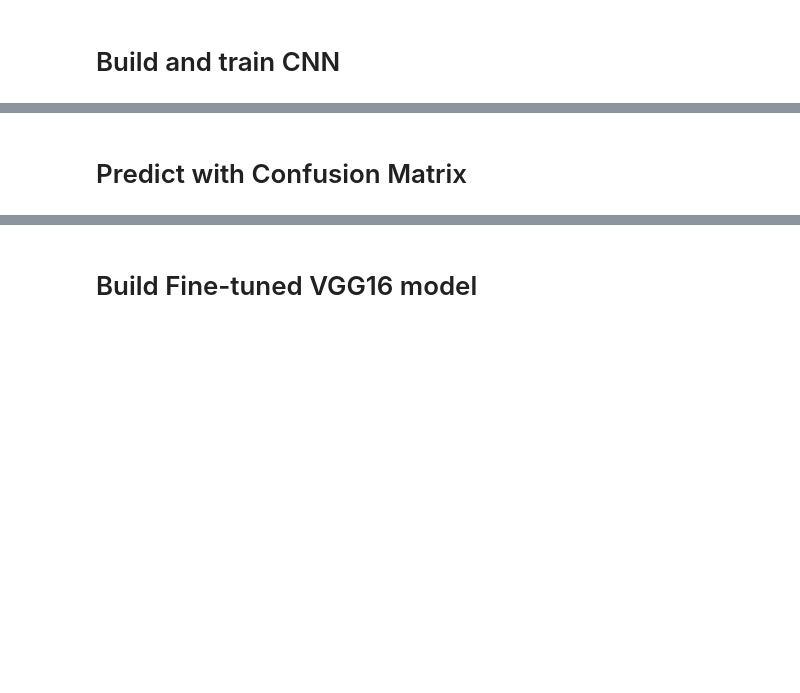
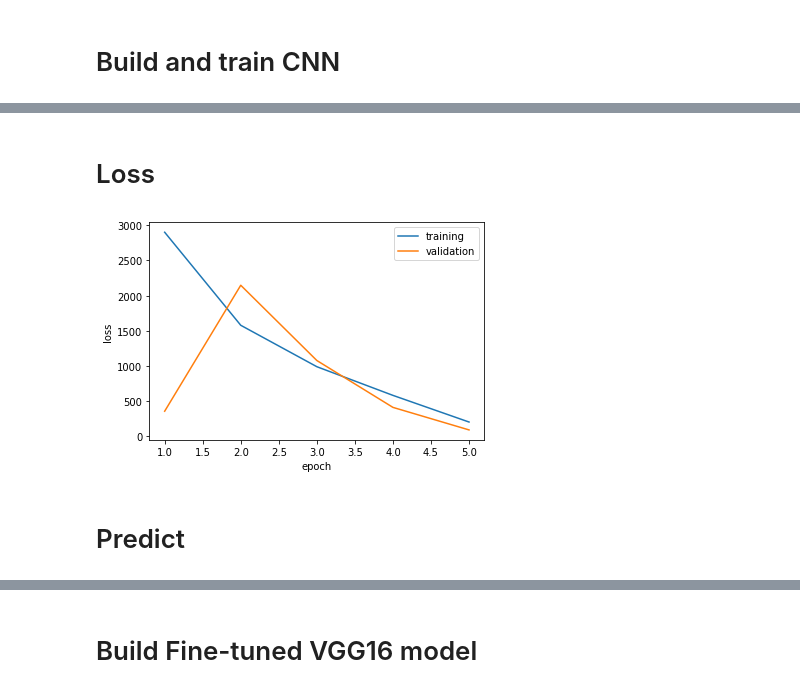
Before and after one commit to Marzaan/Machine-Learning, a Jupyter notebook: ImageClassification.ipynb, the cells around one changed output, grey strips where cells are left out. Cells and saved outputs as stored; diff of their text form; code cells hidden in the pictures; blank space fills up the shorter version.

```diff
--- a/ImageClassification.ipynb
+++ b/ImageClassification.ipynb
@@ -80,8 +80,10 @@ Non-trainable params: 0
 _________________________________________________________________
 # %%
 model.compile(optimizer=Adam(lr=0.0001), loss='categorical_crossentropy', metrics=['accuracy'])
+# %%
+epochs=5
 # %%
-model.fit_generator(generator=train_batches, steps_per_epoch=10,
-    validation_data=valid_batches, validation_steps=10, epochs=5, verbose=2)
+h=model.fit_generator(generator=train_batches, steps_per_epoch=10,
+    validation_data=valid_batches, validation_steps=10, epochs=epochs, verbose=2)
 # %% [output]
 Epoch 1/5
@@ -98,5 +99,19 @@ Epoch 5/5
+# %% [markdown]
+# Loss
+# %%
+epoch_nums = range(1, epochs+1)
+training_loss = h.history["loss"]
+validation_loss = h.history["val_loss"]
+plt.plot(epoch_nums , training_loss)
+plt.plot(epoch_nums , validation_loss)
+plt.xlabel('epoch')
+plt.ylabel('loss')
+plt.legend(['training','validation'], loc='upper right')
+plt.show()
+# %% [output]
+[figure, added]
 # %% [markdown]
-# Predict with Confusion Matrix
+# Predict
 # %%
 test_imgs, test_labels = next(test_batches)
 # %%
```
Also changed, not shown: parts of 24 cells of this notebook.
